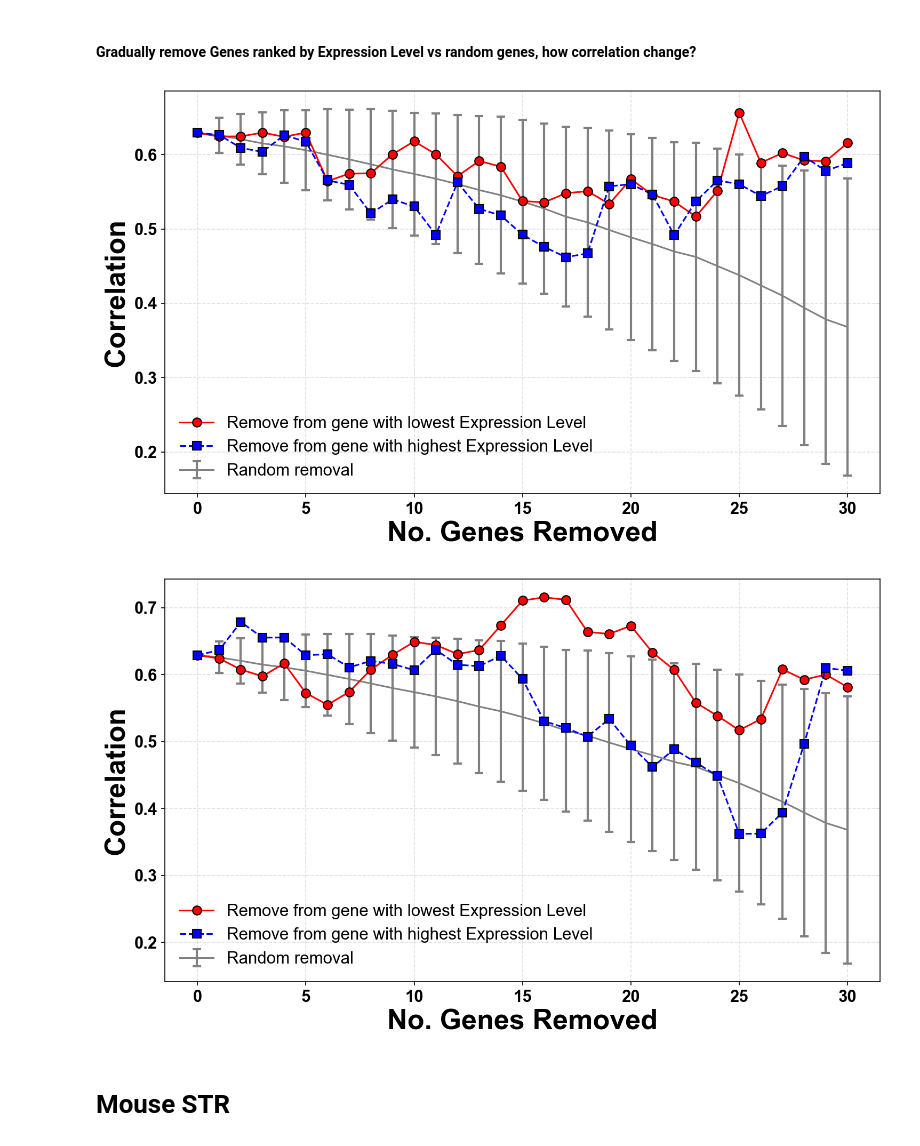
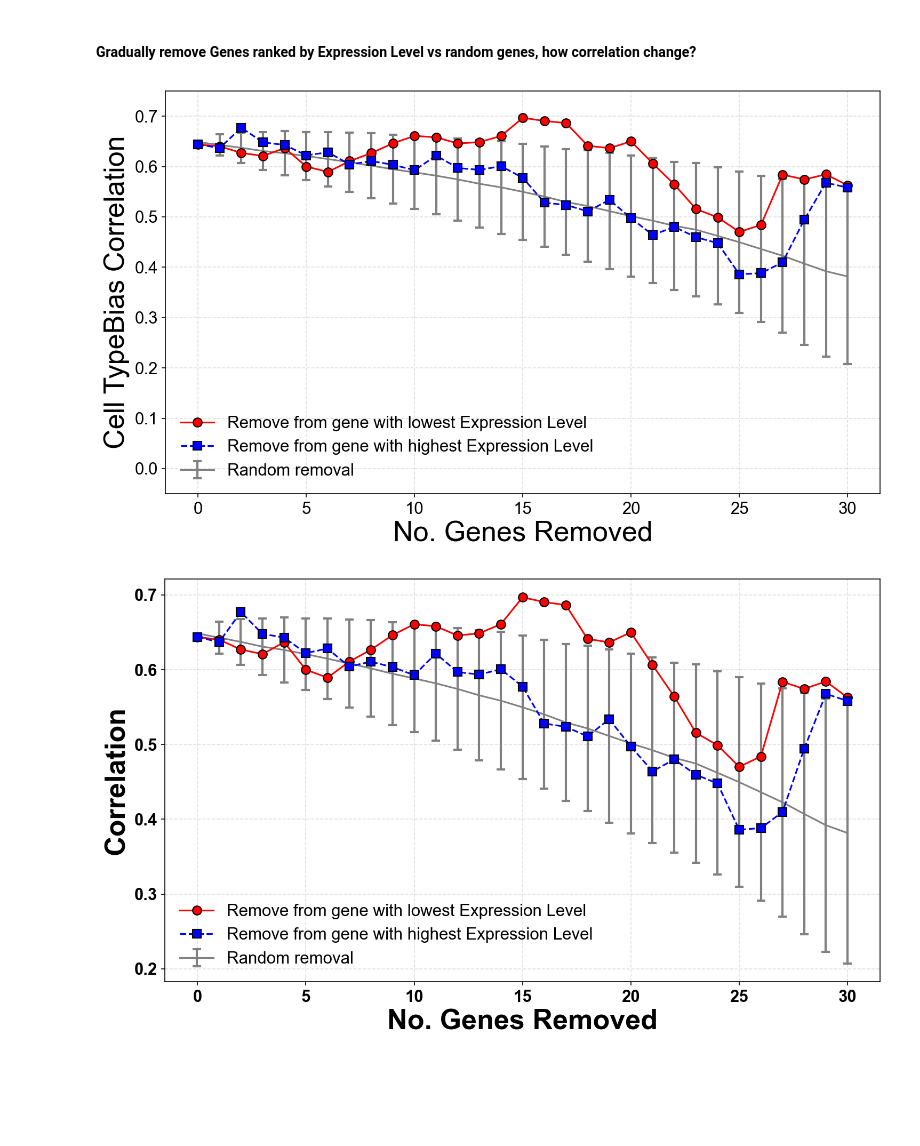
Before and after one commit to explorerwjy/CellTypeBias_VIP, a Jupyter notebook: notebooks/Similarity_ASD_SCZ.ipynb, the cells around one changed output. Cells and saved outputs as stored; diff of their text form; code cells hidden in the pictures; blank space fills up the shorter version.

```diff
--- a/notebooks/Similarity_ASD_SCZ.ipynb
+++ b/notebooks/Similarity_ASD_SCZ.ipynb
@@ -15,17 +23,14 @@ Current working directory: /home/jw3514/Work/CellType_Psy/notebooks3
 # %%
 mpl.rcParams['font.family'] = 'Arial'
 # %%
-ASD_GW = Fil2Dict("../../UNIMED/dat/Genetics/GeneWeights/Rare/GW.ASD.top60.txt")
-ASD_Hiq_GW = Fil2Dict("../dat/GeneWeights/HIQ.top60.nopLI.gw")
-ESCZ_GW = Fil2Dict("../../UNIMED/dat/Genetics/GeneWeights/Rare/GW.SCZ.top60.txt")
-SCZ_GW = Fil2Dict("../dat3/SCZ_MutCount_61.gw")
-#SCZ_GW = Fil2Dict("../dat/GeneWeights/")
+#ASD_GW = Fil2Dict("../../UNIMED/dat/Genetics/GeneWeights/Rare/GW.ASD.top60.txt")
+ASD_Hiq_GW = Fil2Dict("../dat/GeneWeights/HIQ.top61.nopLI.gw")
+SCZ_GW = Fil2Dict("../dat/GeneWeights/SCZ_MutCount_61.gw")
 # %%
 ASD_GW = ASD_Hiq_GW
 # %%
-HCT_Z2_MAT_HCT = pd.read_csv("../dat/HumanCTExpressionMats/Human.CT.Exp.Entrez.log2.Z2.HCT.z1clip3.csv", index_col=0)
-max_Z, min_Z = 3, -3
-HCT_Z2_MAT_HCT = HCT_Z2_MAT_HCT.clip(upper=max_Z, lower=min_Z)
+HCT_Z2_MAT_HCT = pd.read_csv("/home/jw3514/Work/CellType_Psy/dat/HumanCTExpressionMats/Human.Cluster.Log2Mean.Z1clip5.Z2.clip3.Dec30.csv", index_col=0)
+HCT_Z2_MAT_HCT.columns = HCT_Z2_MAT_HCT.columns.astype(int)
 # %%
 tmp_ASD_Bias = AvgCTZ_Weighted(HCT_Z2_MAT_HCT, ASD_GW, Method = 1)
 tmp_ASD_Bias = AnnotateCTDat(tmp_ASD_Bias, Anno)
@@ -458,5 +351,5 @@ print(r,p)
 # %%
-with open('../scripts/ASD_SCZ_HumanCT_BiasCorrRandomGeneRemove.npy', 'rb') as f:
+with open('../dat/Other/ASD_SCZ_HumanCT_BiasCorrRandomGeneRemove.npy', 'rb') as f:
     RandYY = np.load(f)
 # %%
 RandYY
@@ -599,35 +492,36 @@ for i in range(0, 31, 1):
 # %%
 import matplotlib.pyplot as plt
 
 plt.figure(dpi=150, figsize=(10, 6))
 
 # Plotting the main lines with custom markers and edge colors
 plt.plot(X, Y_rev, label="Remove from gene with lowest Expression Level", color="red", linestyle='-', marker='o', markersize=8, markeredgecolor='black', markeredgewidth=1, zorder=10)
 plt.plot(X, Y, label="Remove from gene with highest Expression Level", color="blue", linestyle='--', marker='s', markersize=8, markeredgecolor='black', markeredgewidth=1, zorder=10)
 
 # Plotting the error bars for the random removal with custom error bar style
 plt.errorbar(X, rand_mean, yerr=rand_std, fmt='-', color="grey", ecolor='grey', elinewidth=2, capsize=4, capthick=2, label="Random removal", zorder=5)
 
 # Adding labels, title, and legend with improved font properties
-plt.xlabel("No. Genes Removed", fontsize=25, fontweight='bold')
-plt.ylabel("Correlation", fontsize=25, fontweight='bold')
+plt.xlabel("No. Genes Removed", fontsize=25, fontweight='normal')
+plt.ylabel("Cell TypeBias Correlation", fontsize=25, fontweight='normal')
 #plt.title("Correlation vs No. Genes Removed", fontsize=16, fontweight='bold')
 plt.legend(fontsize=15, loc='best', frameon=False)
 
 # Adding grid lines with subtle customization
 plt.grid(True, linestyle='--', alpha=0.4)
 
 # Adjusting tick parameters for better readability
-plt.xticks(fontsize=15, fontweight='bold')
-plt.yticks(fontsize=15, fontweight='bold')
+plt.xticks(fontsize=15, fontweight='normal')
+plt.yticks(fontsize=15, fontweight='normal')
 
 # Optimizing layout for better spacing and alignment
+plt.ylim(-0.05, 0.75)
 plt.tight_layout()
 
 # Showing the plot
 plt.show()
 # %% [output]
-[figure, old version]
+[figure, new version]
 # %%
 # Try Brain span
 ASD_GeneBSExp = ASD_GeneLofZ.sort_values("BrainSpan", ascending=False)
@@ -699,6 +593,4 @@ plt.tight_layout()
 # Showing the plot
 plt.show()
 # %% [output]
-[figure, old version]
+[figure, new version]
-# %% [markdown]
-# Mouse STR
```
Also changed, not shown: parts of 33 cells of this notebook, 14 other files.
